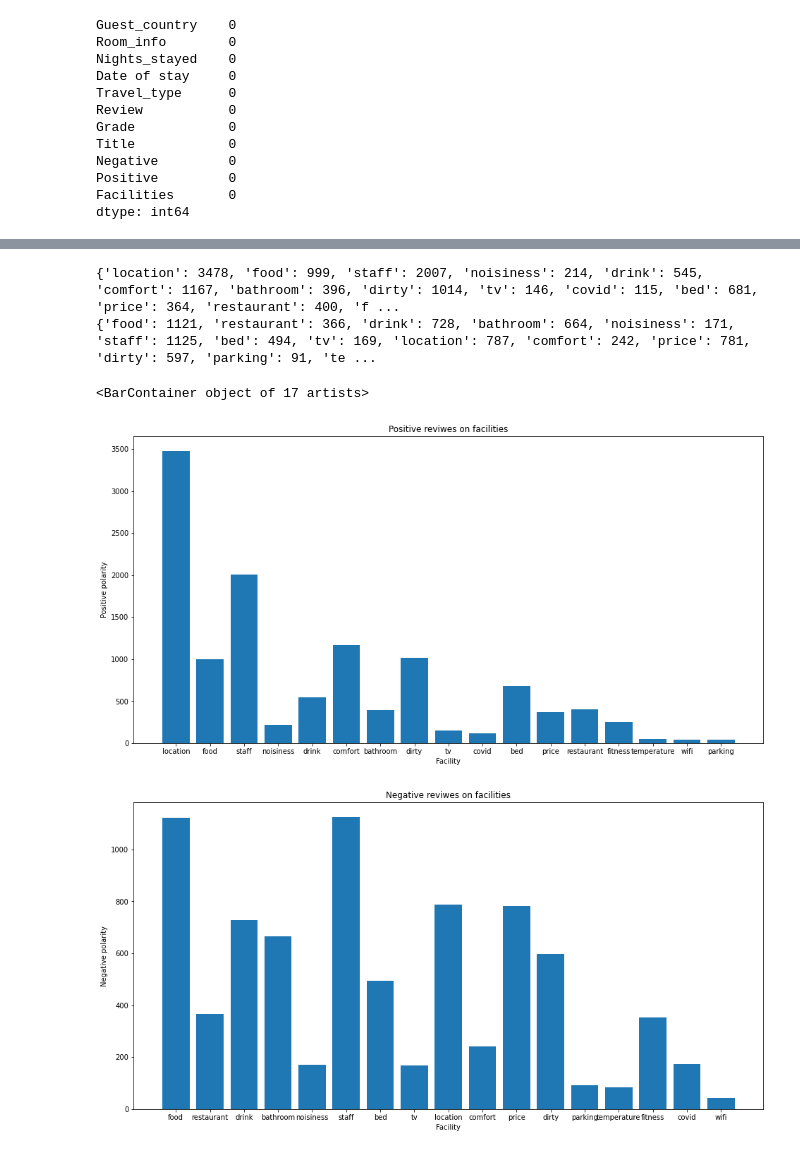
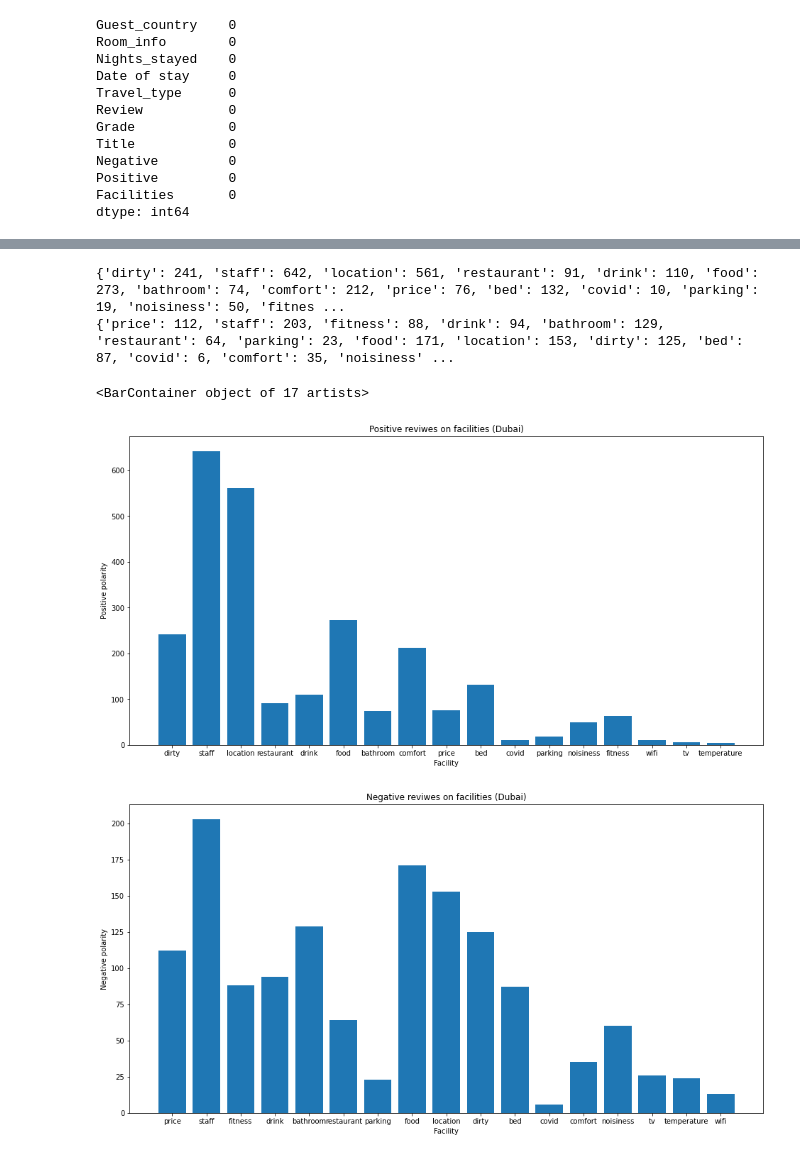
Before and after one commit to mitosHermanos/SIAP-NN, a Jupyter notebook: Popularity_of_facilities.ipynb, the cells around one changed output, grey strips where cells are left out. Drawn from its saved outputs; the diff is of its cells as text; code cells hidden in the pictures.

```diff
--- a/Popularity_of_facilities.ipynb
+++ b/Popularity_of_facilities.ipynb
@@ -58,44 +473,46 @@ dtype: int64
 # %%
-fac_poz = {}
+df = pd.read_csv("hotels-parsed-added-facilities/Radisson_Blu_Dubai_facilities.csv")
+df.dropna(inplace=True)
+fac_poz_dubai_rb = {}
 for x, y in zip(df['Facilities'], df['Positive']):
     if y == 1:
         sp = x.split('|')
         for s in sp:
             if s != '':
-                if s in fac_poz.keys():
-                    fac_poz[s] = fac_poz[s] + 1
+                if s in fac_poz_dubai_rb.keys():
+                    fac_poz_dubai_rb[s] = fac_poz_dubai_rb[s] + 1
                 else:
-                    fac_poz[s] = 1
-fac_neg = {}
+                    fac_poz_dubai_rb[s] = 1
+fac_neg_dubai_rb = {}
 for x, y in zip(df['Facilities'], df['Negative']):
     if y == 1:
         sp = x.split('|')
         for s in sp:
             if s != '':
-                if s in fac_neg.keys():
-                    fac_neg[s] = fac_neg[s] + 1
+                if s in fac_neg_dubai_rb.keys():
+                    fac_neg_dubai_rb[s] = fac_neg_dubai_rb[s] + 1
                 else:
-                    fac_neg[s] = 1
-print(fac_poz)
-print(fac_neg)
+                    fac_neg_dubai_rb[s] = 1
+print(fac_poz_dubai_rb)
+print(fac_neg_dubai_rb)
 plt.figure(figsize=(16,8))
 plt.ylabel('Positive polarity')
 plt.xlabel('Facility')
-plt.title('Positive reviwes on facilities')
-keys = fac_poz.keys()
-values = fac_poz.values()
+plt.title('Positive reviwes on facilities (Dubai)')
+keys = fac_poz_dubai_rb.keys()
+values = fac_poz_dubai_rb.values()
 plt.bar(keys, values)
 
 plt.figure(figsize=(16,8))
 plt.ylabel('Negative polarity')
 plt.xlabel('Facility')
-plt.title('Negative reviwes on facilities')
-keys = fac_neg.keys()
-values = fac_neg.values()
+plt.title('Negative reviwes on facilities (Dubai)')
+keys = fac_neg_dubai_rb.keys()
+values = fac_neg_dubai_rb.values()
 plt.bar(keys, values)
 # %% [output]
-{'location': 3478, 'food': 999, 'staff': 2007, 'noisiness': 214, 'drink': 545, 'comfort': 1167, 'bathroom': 396, 'dirty': 1014, 'tv': 146, 'covid': 115, 'bed': 681, 'price': 364, 'restaurant': 400, 'f ...
-{'food': 1121, 'restaurant': 366, 'drink': 728, 'bathroom': 664, 'noisiness': 171, 'staff': 1125, 'bed': 494, 'tv': 169, 'location': 787, 'comfort': 242, 'price': 781, 'dirty': 597, 'parking': 91, 'te ...
+{'dirty': 241, 'staff': 642, 'location': 561, 'restaurant': 91, 'drink': 110, 'food': 273, 'bathroom': 74, 'comfort': 212, 'price': 76, 'bed': 132, 'covid': 10, 'parking': 19, 'noisiness': 50, 'fitnes ...
+{'price': 112, 'staff': 203, 'fitness': 88, 'drink': 94, 'bathroom': 129, 'restaurant': 64, 'parking': 23, 'food': 171, 'location': 153, 'dirty': 125, 'bed': 87, 'covid': 6, 'comfort': 35, 'noisiness' ...
 <BarContainer object of 17 artists>
-[figure, old version]
+[figure, new version]
-[figure, old version]
+[figure, new version]
```
Also changed, not shown: parts of 20 cells of this notebook.
